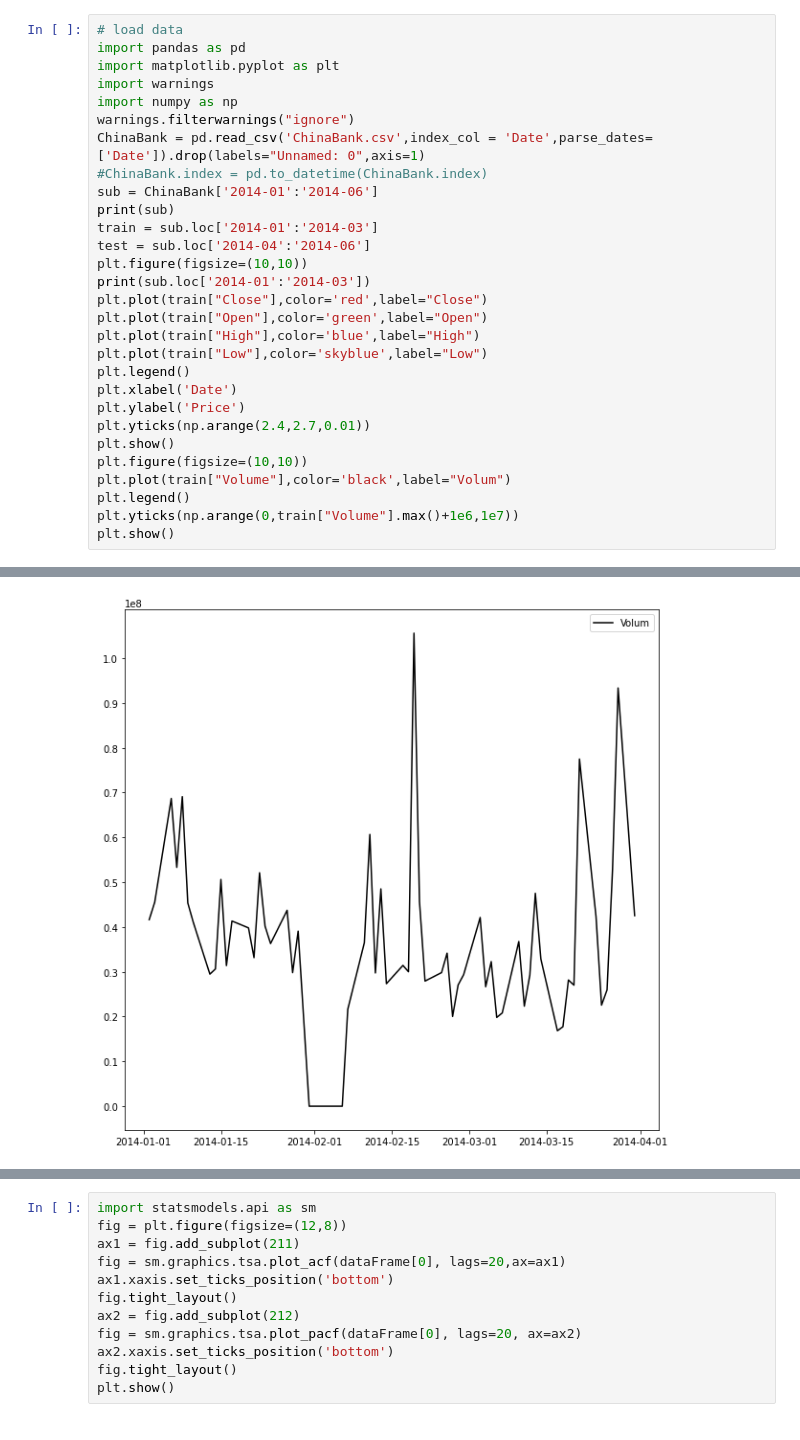
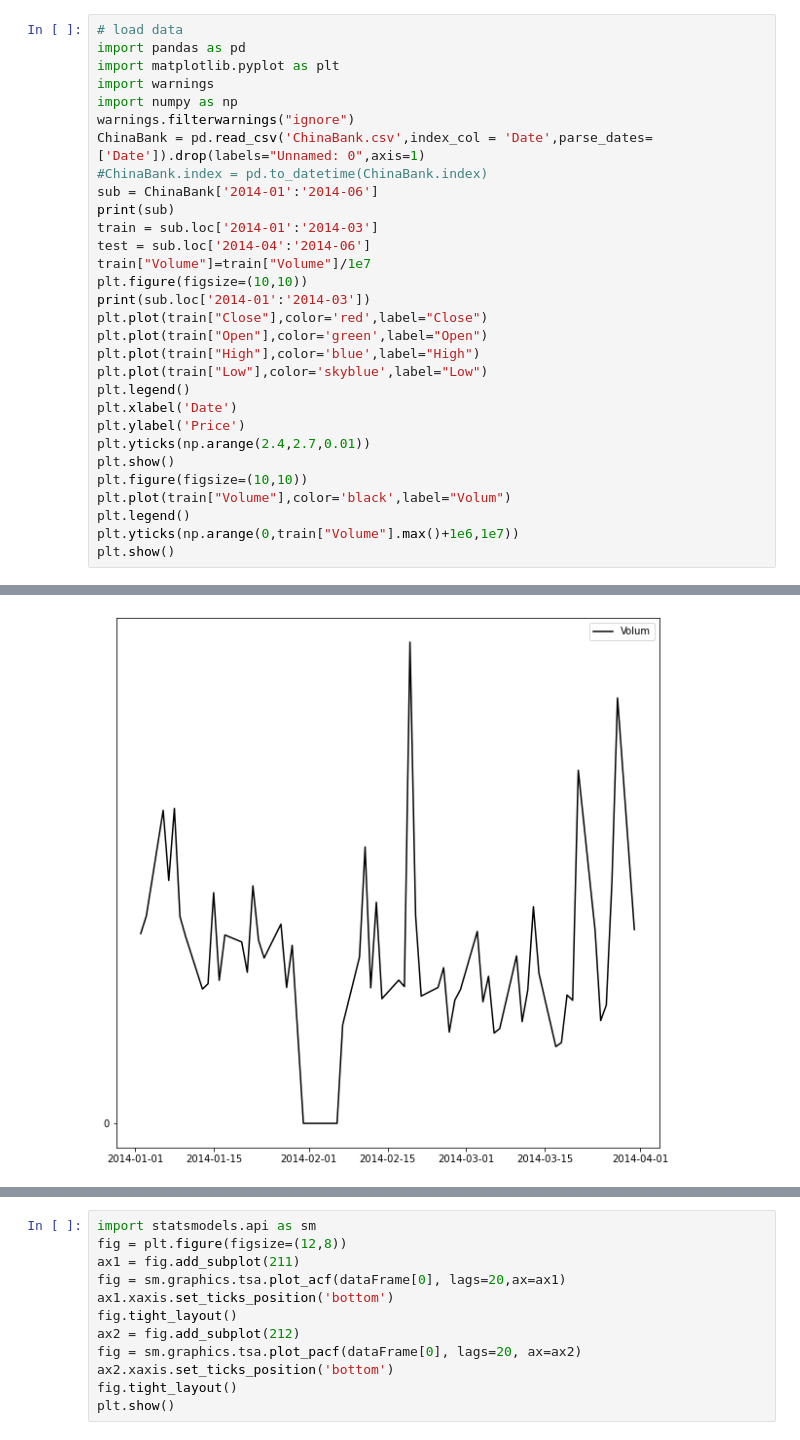
Before and after one commit to Allanroy-tz/PyLab, a Jupyter notebook: 时间序列分析/main.ipynb, the cells around one changed output, grey strips where cells are left out. Drawn from its saved outputs; the diff is of its cells as text.

```diff
--- a/时间序列分析/main.ipynb
+++ b/时间序列分析/main.ipynb
@@ -11,6 +11,7 @@ sub = ChinaBank['2014-01':'2014-06']
 print(sub)
 train = sub.loc['2014-01':'2014-03']
 test = sub.loc['2014-04':'2014-06']
+train["Volume"]=train["Volume"]/1e7
 plt.figure(figsize=(10,10))
 print(sub.loc['2014-01':'2014-03'])
 plt.plot(train["Close"],color='red',label="Close")
@@ -19,34 +20,34 @@ plt.plot(train["High"],color='blue',label="High")
 plt.plot(train["Low"],color='skyblue',label="Low")
 plt.legend()
 plt.xlabel('Date')
 plt.ylabel('Price')
 plt.yticks(np.arange(2.4,2.7,0.01))
 plt.show()
 plt.figure(figsize=(10,10))
 plt.plot(train["Volume"],color='black',label="Volum")
 plt.legend()
 plt.yticks(np.arange(0,train["Volume"].max()+1e6,1e7))
 plt.show()
 # %% [output]
             Open  High   Low  Close    Volume
 Date
 2014-01-02  2.62  2.62  2.59   2.61  41632500
 2014-01-03  2.60  2.61  2.56   2.56  45517700
 2014-01-06  2.57  2.57  2.50   2.53  68674700
 2014-01-07  2.51  2.52  2.49   2.52  53293800
 2014-01-08  2.51  2.54  2.49   2.51  69087900
 ...          ...   ...   ...    ...       ...
 2014-06-24  2.74  2.76  2.73   2.75  24819000
 2014-06-25  2.75  2.77  2.74   2.77  32276400
 2014-06-26  2.77  2.78  2.75   2.77  59990100
 2014-06-27  2.58  2.58  2.53   2.54  47758400
 ... (14 lines left out)
 2014-03-28  2.57  2.61  2.56   2.58  93338700
 2014-03-31  2.58  2.59  2.56   2.59  42516900
 
 [62 rows x 5 columns]
 [figure]
-[figure, old version]
+[figure, new version]
 # %%
 from sklearn.metrics import r2_score
 nptrain=train.to_numpy()
```
Also changed, not shown: parts of 3 cells of this notebook, 1 other file.
